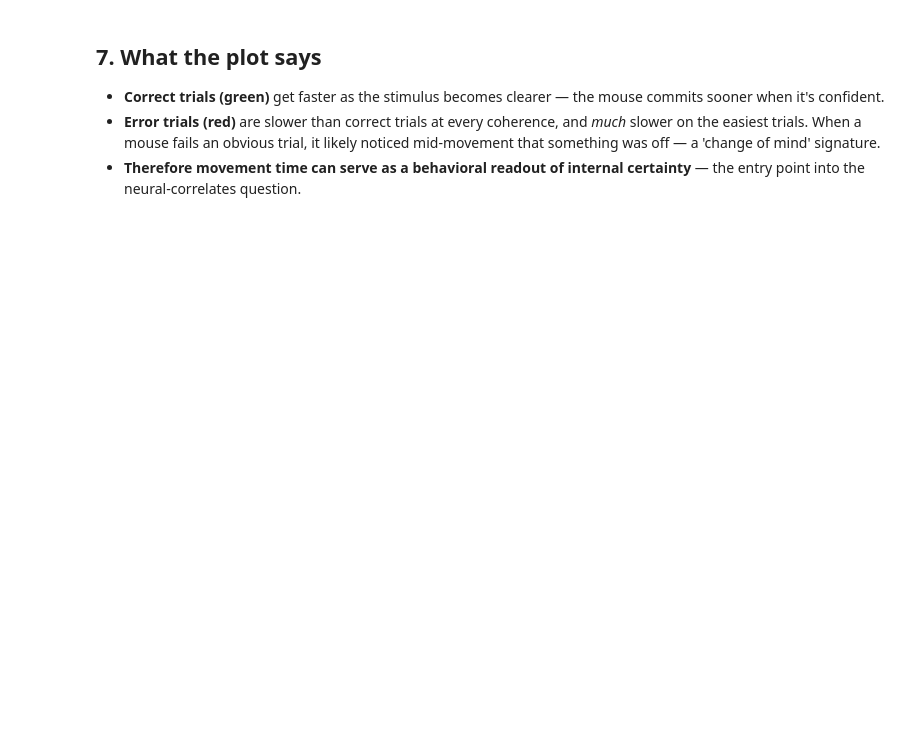
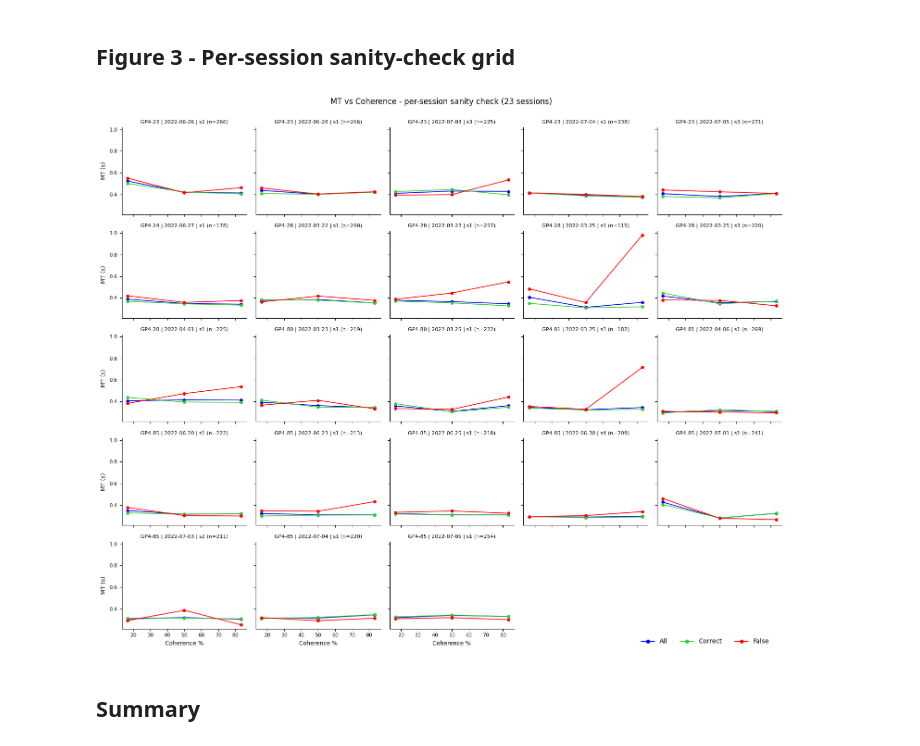
Before and after one commit to farrahabulkhair/fast_slow_changeofmind, a Jupyter notebook: movement_time_vs_coherence.ipynb, the cells around one changed output. Saved outputs shown, nothing was run; the diff lists cells and outputs as text; code cells hidden in the pictures; blank space fills up the shorter version.

```diff
--- a/movement_time_vs_coherence.ipynb
+++ b/movement_time_vs_coherence.ipynb
@@ -164,6 +191,51 @@ plt.show()
-# %% [markdown]
-## 7. What the plot says
-
-- **Correct trials (green)** get faster as the stimulus becomes clearer — the mouse commits sooner when it's confident.
-- **Error trials (red)** are slower than correct trials at every coherence, and *much* slower on the easiest trials. When a mouse fails an obvious trial, it likely noticed mid-movement that something was off — a 'change of mind' signature.
-- **Therefore movement time can serve as a behavioral readout of internal certainty** — the entry point into the neural-correlates question.
+# %% [markdown]
+## Figure 3 - Per-session sanity-check grid
+# %%
+sessions = (mv_trim[SESSION_KEY].drop_duplicates()
+            .sort_values(SESSION_KEY).reset_index(drop=True))
+n_sess = len(sessions)
+ncols = 5
+nrows = int(np.ceil(n_sess / ncols))
+fig3, axes3 = plt.subplots(nrows, ncols, figsize=(ncols*3.0, nrows*2.4),
+                           sharex=True, sharey=True)
+axes3 = np.atleast_2d(axes3)
+
+for i, (_, srow) in enumerate(sessions.iterrows()):
+    ax = axes3[i // ncols, i % ncols]
+    sess_mask = ((mv_trim.Name == srow.Name)
+                 & (mv_trim.Date == srow.Date)
+                 & (mv_trim.SessionNum == srow.SessionNum))
+    s_mv = mv_trim[sess_mask]
+    for sname, scolor in COLORS.items():
+        if sname == "All":     sub = s_mv
+        elif sname == "Correct": sub = s_mv[s_mv.ChoiceCorrect == 1]
+        else:                   sub = s_mv[s_mv.ChoiceCorrect == 0]
+        m = sub.groupby("Bin")["MT"].mean()
+        ax.plot(BIN_MIDS_PCT[m.index], m.values, "-o",
+                color=scolor, markersize=4, linewidth=1.2)
+    date_str = pd.to_datetime(srow.Date).strftime("%Y-%m-%d") if not isinstance(srow.Date, str) else str(srow.Date)
+    ax.set_title(f"{srow.Name} | {date_str} | s{srow.SessionNum} (n={len(s_mv)})", fontsize=8)
+    ax.spines["top"].set_visible(False)
+    ax.spines["right"].set_visible(False)
+    ax.tick_params(labelsize=8)
+
+for j in range(n_sess, nrows * ncols):
+    axes3[j // ncols, j % ncols].axis("off")
+for ax in axes3[-1, :]:
+    ax.set_xlabel("Coherence %", fontsize=9)
+for ax in axes3[:, 0]:
+    ax.set_ylabel("MT (s)", fontsize=9)
+
+handles = [plt.Line2D([0], [0], color=c, marker="o", markersize=5, label=n)
+           for n, c in COLORS.items()]
+fig3.legend(handles=handles, loc="lower right", ncol=3, frameon=False,
+            bbox_to_anchor=(0.98, 0.005))
+fig3.suptitle(f"MT vs Coherence - per-session sanity check ({n_sess} sessions)",
+              fontsize=12, y=1.00)
+fig3.tight_layout()
+fig3.savefig(HERE / "movement_time_per_session.png", dpi=150, bbox_inches="tight")
+plt.show()
+# %% [output]
+[figure, added]
+# %% [markdown]
+## Summary
```
Also changed, not shown: parts of 23 cells of this notebook, 4 other files.
